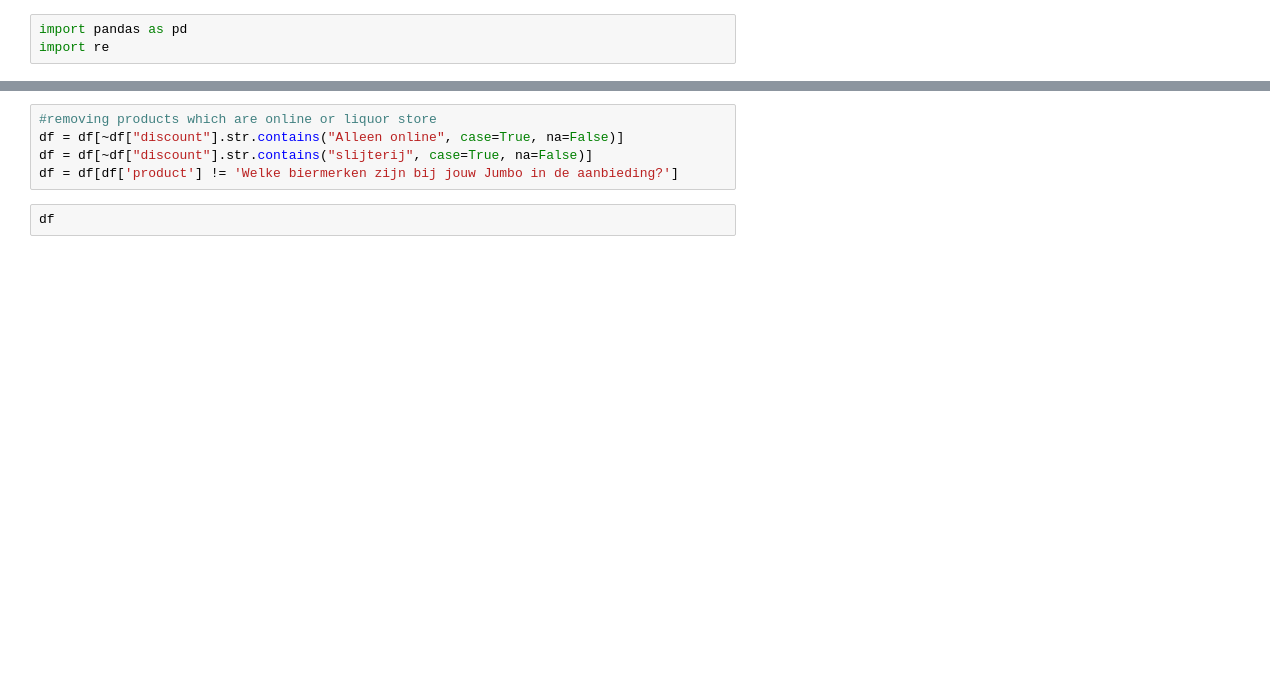
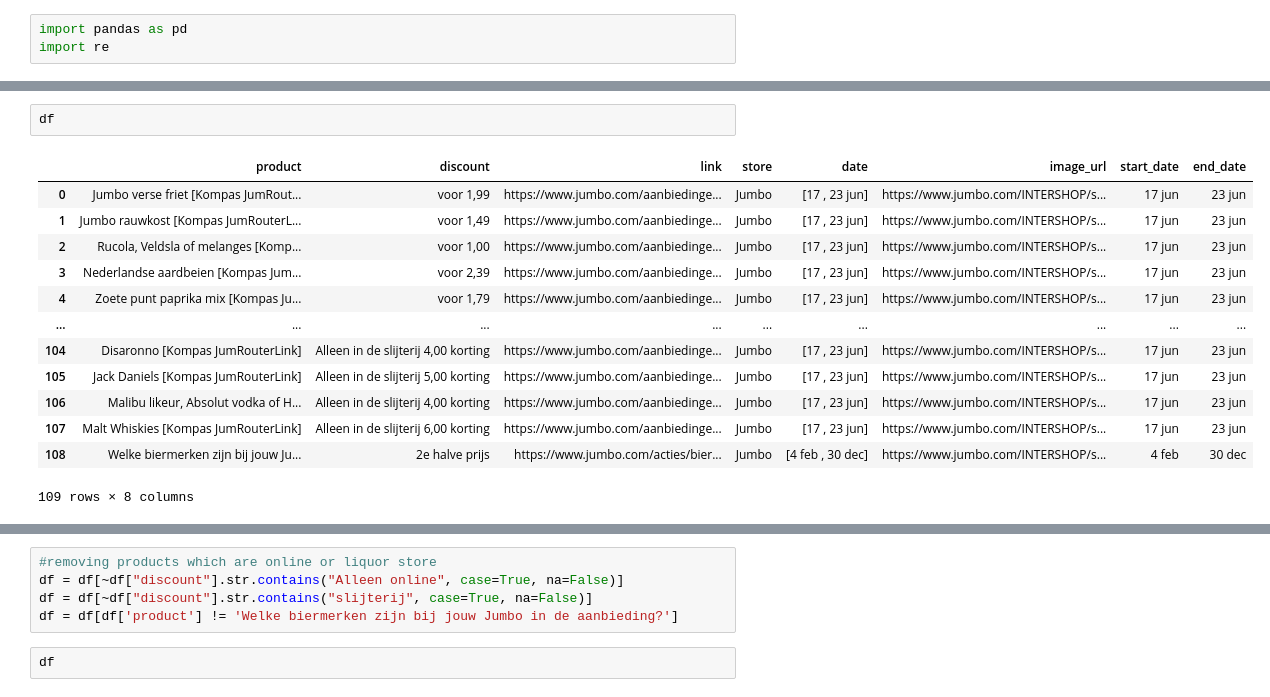
Before and after one commit to Aupadhyay24-t20/AllSupermarketNLKorting, a Jupyter notebook: src/cleaning/Jumbo.ipynb, the cells around one changed output, grey strips where cells are left out. Cells and saved outputs as stored; diff of their text form; blank space fills up the shorter version.

```diff
--- a/src/cleaning/Jumbo.ipynb
+++ b/src/cleaning/Jumbo.ipynb
@@ -86,3 +74,19 @@ df[['start_date', 'end_date']] = df['date'].apply(
+# %%
+df
+# %% [output]
+|  | product | discount | link | store | date | image_url | start_date | end_date |
+| 0 | Jumbo verse friet [Kompas JumRout... | voor 1,99 | https://www.jumbo.com/aanbiedinge... | Jumbo | [17 , 23 jun] | https://www.jumbo.com/INTERSHOP/s... | 17 jun | 23 jun |
+| 1 | Jumbo rauwkost [Kompas JumRouterL... | voor 1,49 | https://www.jumbo.com/aanbiedinge... | Jumbo | [17 , 23 jun] | https://www.jumbo.com/INTERSHOP/s... | 17 jun | 23 jun |
+| 2 | Rucola, Veldsla of melanges [Komp... | voor 1,00 | https://www.jumbo.com/aanbiedinge... | Jumbo | [17 , 23 jun] | https://www.jumbo.com/INTERSHOP/s... | 17 jun | 23 jun |
+| 3 | Nederlandse aardbeien [Kompas Jum... | voor 2,39 | https://www.jumbo.com/aanbiedinge... | Jumbo | [17 , 23 jun] | https://www.jumbo.com/INTERSHOP/s... | 17 jun | 23 jun |
+| 4 | Zoete punt paprika mix [Kompas Ju... | voor 1,79 | https://www.jumbo.com/aanbiedinge... | Jumbo | [17 , 23 jun] | https://www.jumbo.com/INTERSHOP/s... | 17 jun | 23 jun |
+| ... | ... | ... | ... | ... | ... | ... | ... | ... |
+| 104 | Disaronno [Kompas JumRouterLink] | Alleen in de slijterij 4,00 korting | https://www.jumbo.com/aanbiedinge... | Jumbo | [17 , 23 jun] | https://www.jumbo.com/INTERSHOP/s... | 17 jun | 23 jun |
+| 105 | Jack Daniels [Kompas JumRouterLink] | Alleen in de slijterij 5,00 korting | https://www.jumbo.com/aanbiedinge... | Jumbo | [17 , 23 jun] | https://www.jumbo.com/INTERSHOP/s... | 17 jun | 23 jun |
+| 106 | Malibu likeur, Absolut vodka of H... | Alleen in de slijterij 4,00 korting | https://www.jumbo.com/aanbiedinge... | Jumbo | [17 , 23 jun] | https://www.jumbo.com/INTERSHOP/s... | 17 jun | 23 jun |
+| 107 | Malt Whiskies [Kompas JumRouterLink] | Alleen in de slijterij 6,00 korting | https://www.jumbo.com/aanbiedinge... | Jumbo | [17 , 23 jun] | https://www.jumbo.com/INTERSHOP/s... | 17 jun | 23 jun |
+| 108 | Welke biermerken zijn bij jouw Ju... | 2e halve prijs | https://www.jumbo.com/acties/bier... | Jumbo | [4 feb , 30 dec] | https://www.jumbo.com/INTERSHOP/s... | 4 feb | 30 dec |
+109 rows × 8 columns
 # %%
 df = df.drop("date", axis=1)
 df
```
Also changed, not shown: parts of 9 cells of this notebook, 23 other files.
